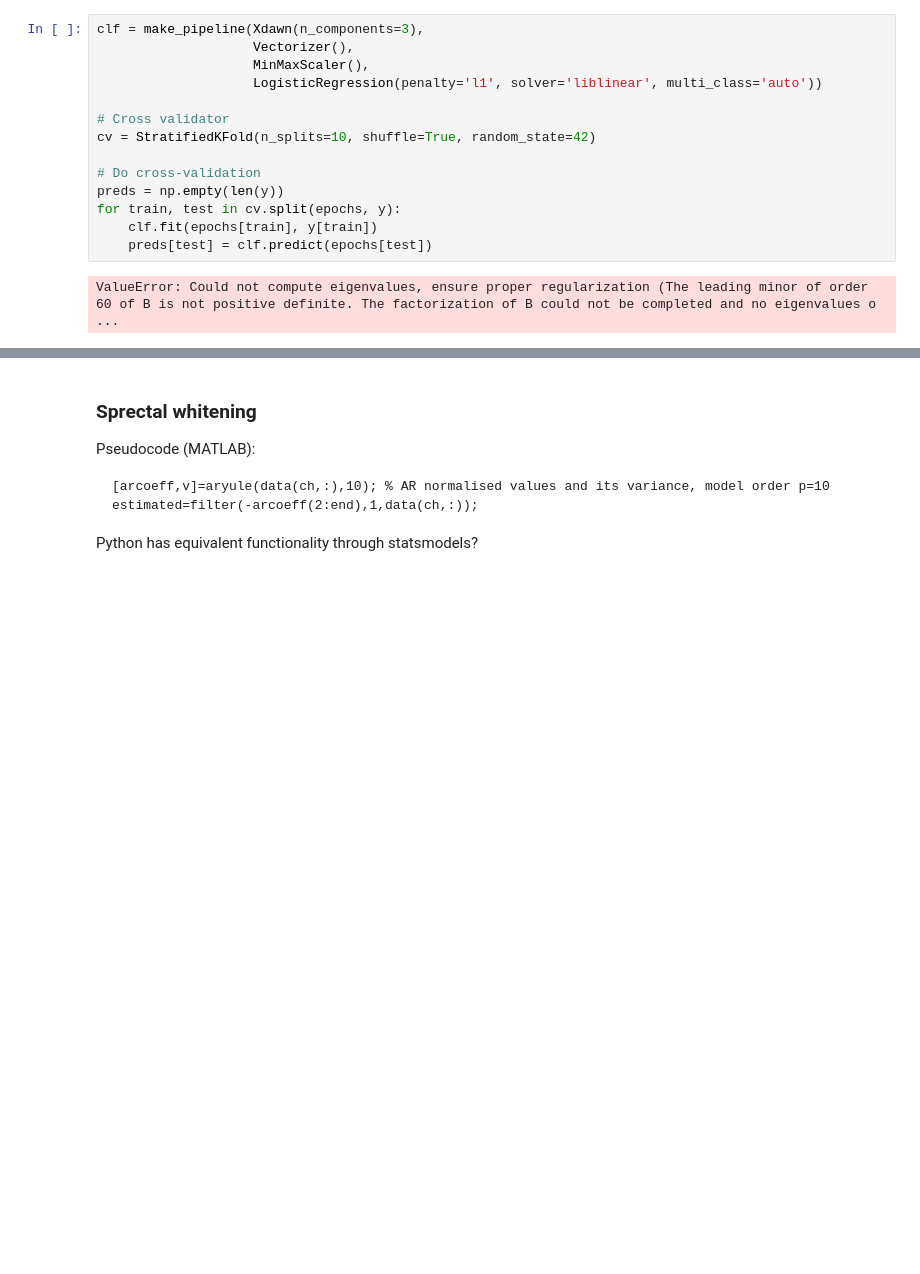
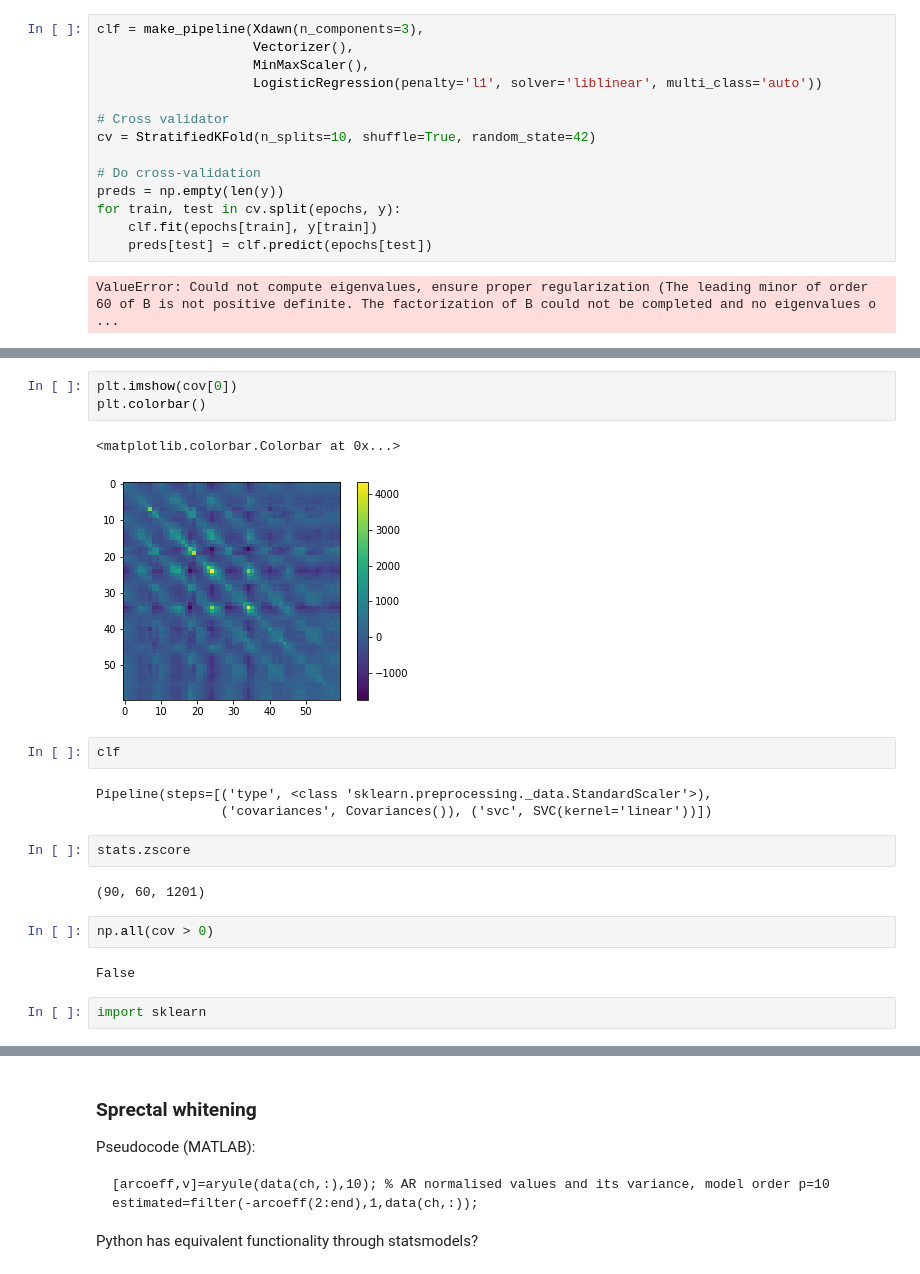
Before and after one commit to MKegler/ECoG_hack, a Jupyter notebook: PythonScreatchbook.ipynb, the cells around one changed output, grey strips where cells are left out. Drawn from its saved outputs; the diff is of its cells as text; blank space fills up the shorter version.

Commit message:
Added simple visualization

```diff
--- a/PythonScreatchbook.ipynb
+++ b/PythonScreatchbook.ipynb
@@ -257,0 +337,21 @@ ValueError: Could not compute eigenvalues, ensure proper regularization (The lea
+# %%
+plt.imshow(cov[0])
+plt.colorbar()
+# %% [output]
+<matplotlib.colorbar.Colorbar at 0x...>
+[figure, added]
+# %%
+clf
+# %% [output]
+Pipeline(steps=[('type', <class 'sklearn.preprocessing._data.StandardScaler'>),
+                ('covariances', Covariances()), ('svc', SVC(kernel='linear'))])
+# %%
+stats.zscore
+# %% [output]
+(90, 60, 1201)
+# %%
+np.all(cov > 0)
+# %% [output]
+False
+# %%
+import sklearn
```
Also changed, not shown: parts of 15 cells of this notebook, 1 other file.
